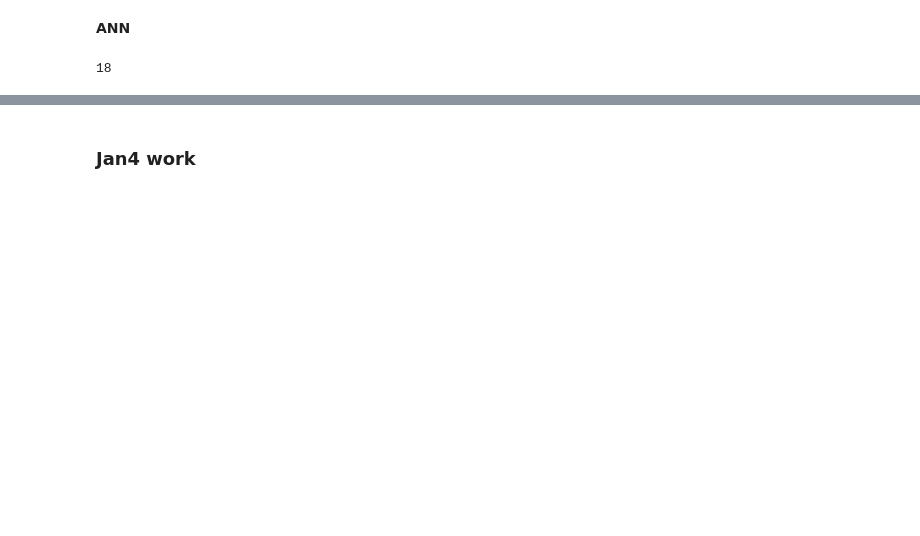
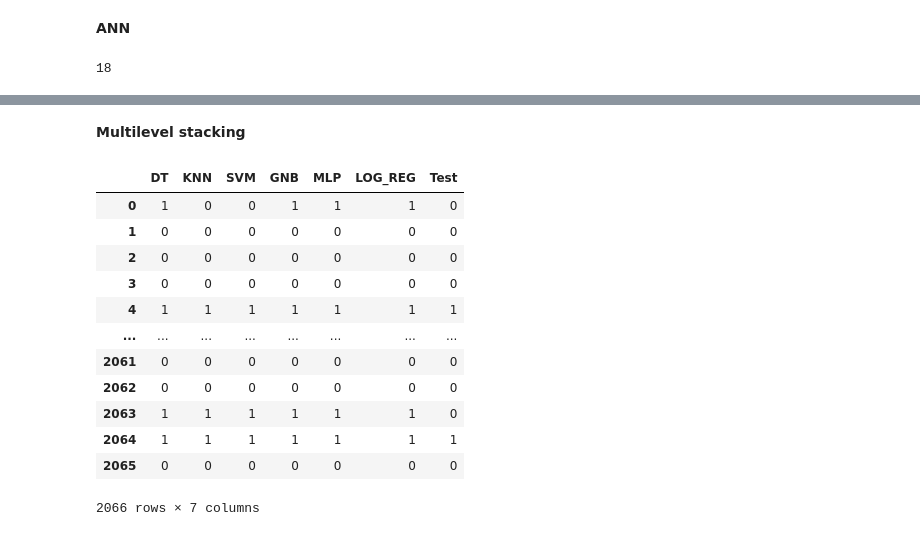
Before and after one commit to Shankar0x/CSE305_EnsembleChurnProject, a Jupyter notebook: main.ipynb, the cells around one changed output, grey strips where cells are left out. Drawn from its saved outputs; the diff is of its cells as text; code cells hidden in the pictures; blank space fills up the shorter version.

```diff
--- a/main.ipynb
+++ b/main.ipynb
@@ -1431,2 +1422,18 @@ Test accuracy:  0.7594385147094727
-# %% [markdown]
-### Jan4 work
+# %% [markdown]
+<b> Multilevel stacking
+# %%
+pred_df
+# %% [output]
+|  | DT | KNN | SVM | GNB | MLP | LOG_REG | Test |
+| 0 | 1 | 0 | 0 | 1 | 1 | 1 | 0 |
+| 1 | 0 | 0 | 0 | 0 | 0 | 0 | 0 |
+| 2 | 0 | 0 | 0 | 0 | 0 | 0 | 0 |
+| 3 | 0 | 0 | 0 | 0 | 0 | 0 | 0 |
+| 4 | 1 | 1 | 1 | 1 | 1 | 1 | 1 |
+| ... | ... | ... | ... | ... | ... | ... | ... |
+| 2061 | 0 | 0 | 0 | 0 | 0 | 0 | 0 |
+| 2062 | 0 | 0 | 0 | 0 | 0 | 0 | 0 |
+| 2063 | 1 | 1 | 1 | 1 | 1 | 1 | 0 |
+| 2064 | 1 | 1 | 1 | 1 | 1 | 1 | 1 |
+| 2065 | 0 | 0 | 0 | 0 | 0 | 0 | 0 |
+2066 rows × 7 columns
```
Also changed, not shown: parts of 35 cells of this notebook, 7 other files.
